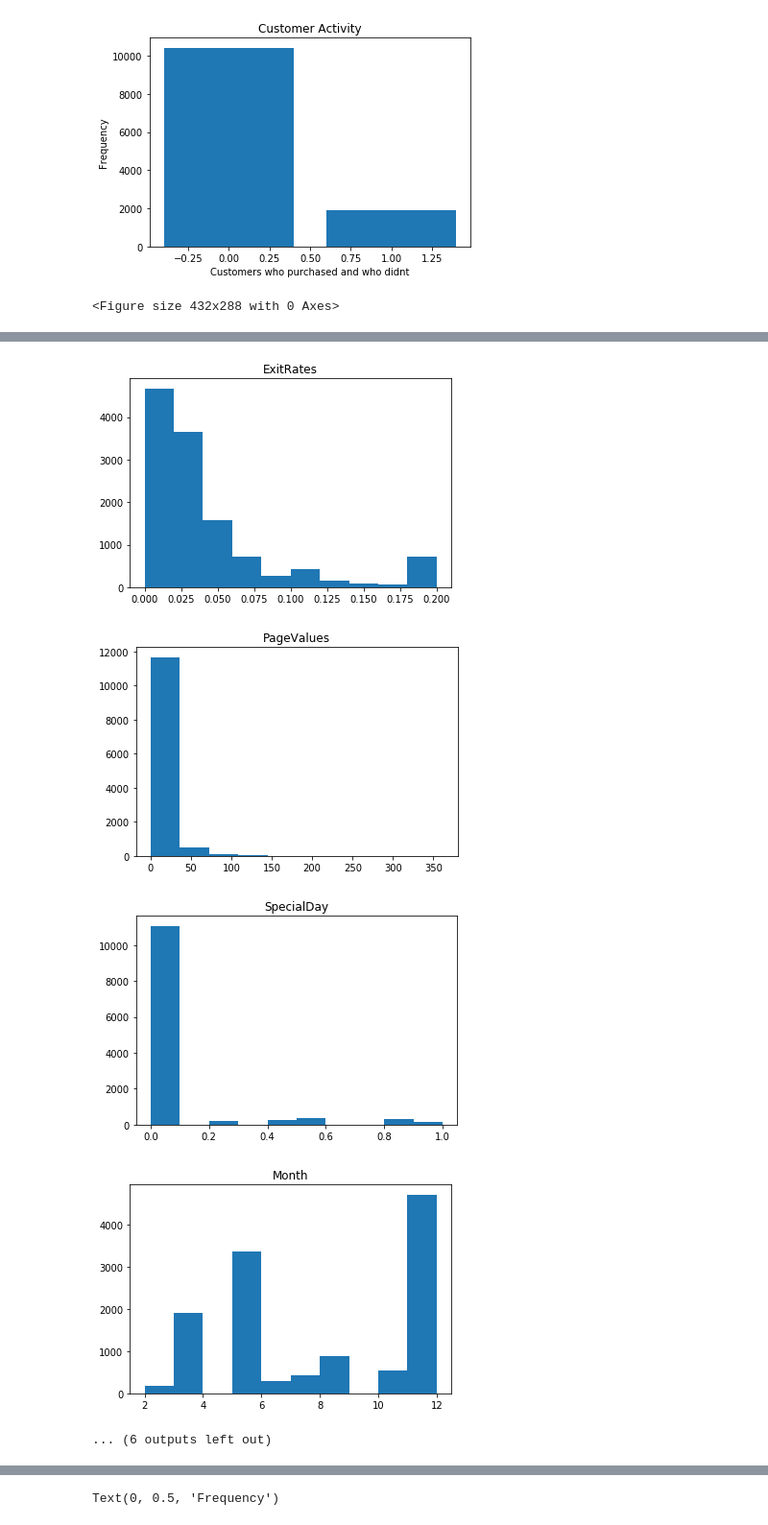
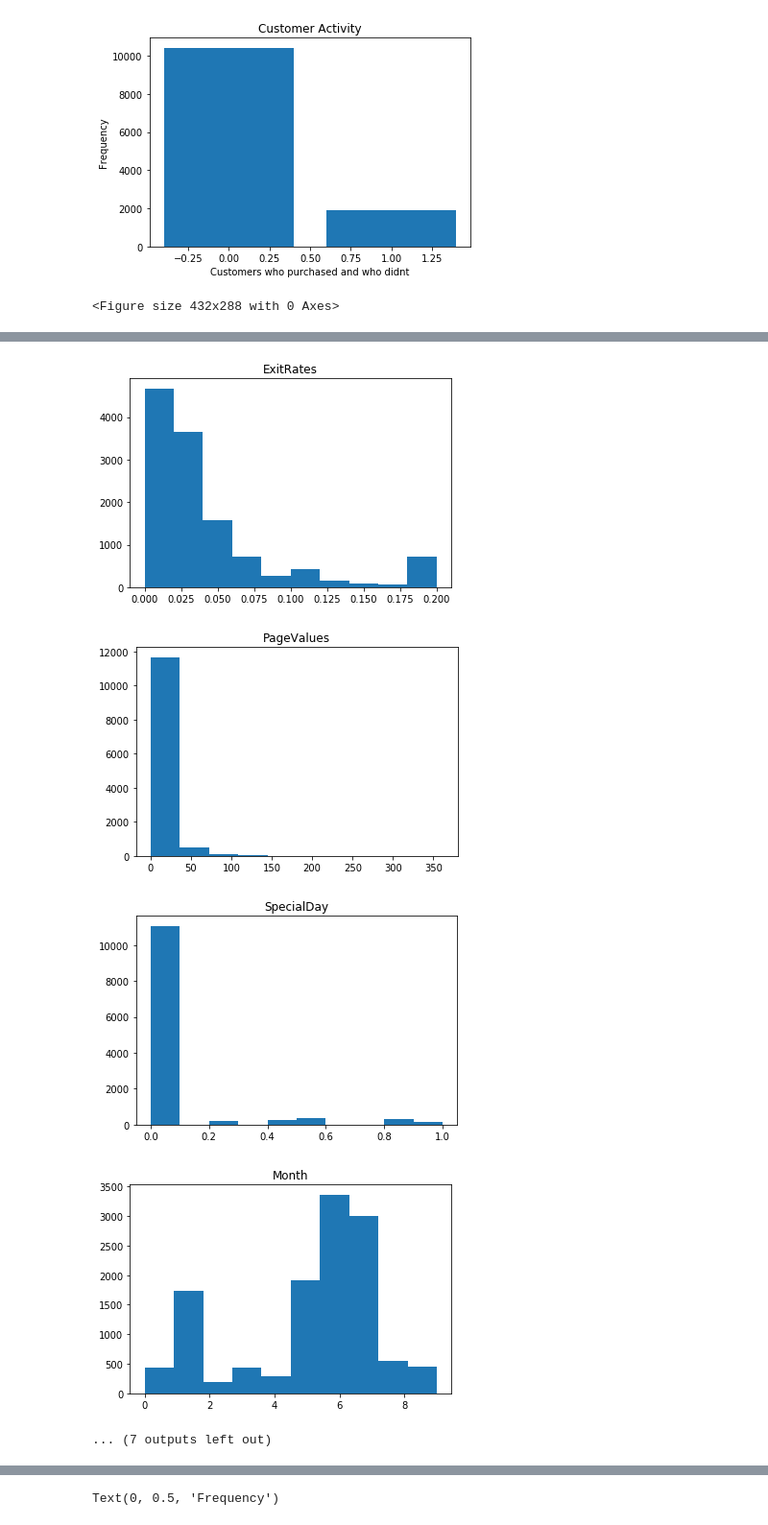
Before and after one commit to manjushadevim/ML_Project_302, a Jupyter notebook: customerintention2.ipynb, the cells around one changed output, grey strips where cells are left out. Shown: that part at 96% size. Drawn from its saved outputs; the diff is of its cells as text; code cells hidden in the pictures.

```diff
--- a/customerintention2.ipynb
+++ b/customerintention2.ipynb
@@ -53,6 +55,10 @@ cleanup_nums = {"VisitorType":     {"Returning_Visitor": 0, "New_Visitor": 1,"Ot
+# %%
+from sklearn import preprocessing
+label_encoder = preprocessing.LabelEncoder()
 # %%
 dfwithdummies=df.copy()
-dfwithdummies=dfwithdummies.replace(cleanup_nums)
+dfwithdummies['VisitorType']= label_encoder.fit_transform(df['VisitorType'])
+dfwithdummies['Month']= label_encoder.fit_transform(df['Month'])
 dfwithdummies.head(10)
 # %% [output]
 |  | Administrative | Administrative_Duration | Informational | Informational_Duration | ProductRelated | ... |
@@ -84,21 +90,21 @@ ax.set_ylabel('Frequency')
 Text(0, 0.5, 'Frequency')
 [figure]
 # %%
-for idx,column in enumerate(X.columns):
+for idx,column in enumerate(dfwithdummies.columns):
     plt.figure(idx)
-    X.hist(column=column,grid=False)
+    dfwithdummies.hist(column=column,grid=False)
 # %% [output]
 <Figure size 432x288 with 0 Axes>
 [figure]
 [figure]
 [figure]
 [figure]
 [figure]
 [figure]
 [figure]
 [figure]
 [figure]
 [figure]
-[figure, old version]
+[figure, new version]
-... (6 outputs left out)
+... (7 outputs left out)
 # %%
```
Also changed, not shown: parts of 25 cells of this notebook.
